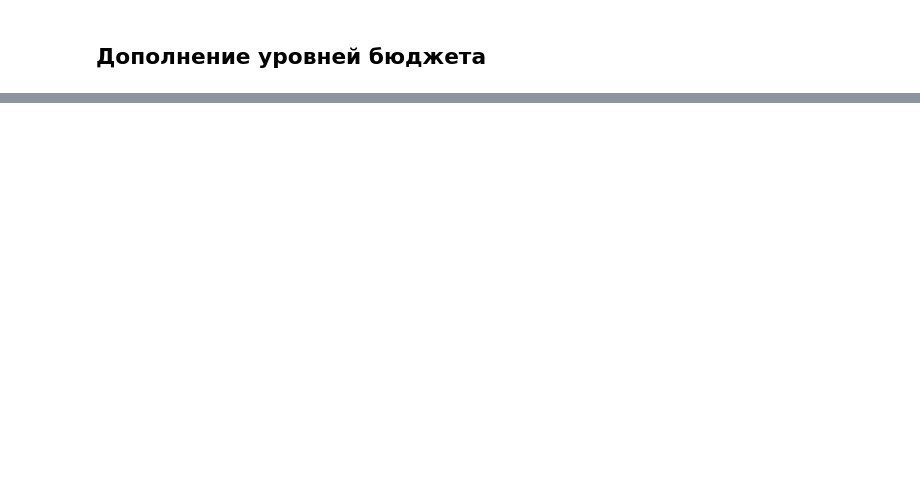
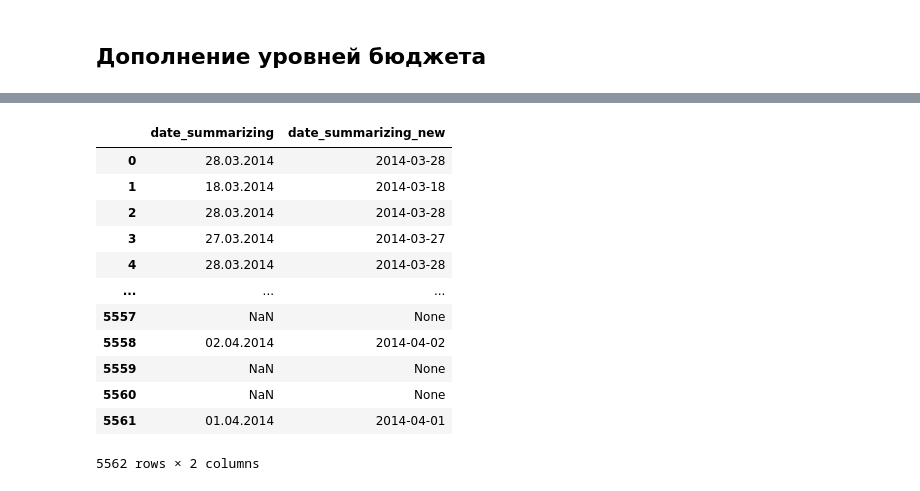
Before and after one commit to Gleb01548/contract_database, a Jupyter notebook: notebooks/processing.ipynb, the cells around one changed output, grey strips where cells are left out. Drawn from its saved outputs; the diff is of its cells as text; code cells hidden in the pictures; blank space fills up the shorter version.

```diff
--- a/notebooks/processing.ipynb
+++ b/notebooks/processing.ipynb
@@ -114,0 +209,2 @@ list_problem
+# %%
+df = pd.read_csv("../data/raw_data/contract/2014/37.csv", sep="|", dtype="str")
@@ -114,0 +331,2 @@ list_problem
+# %%
+df_copy = df.copy()
@@ -114,0 +378,17 @@ list_problem
+# %%
+qw = "date_summarizing_new"
+df_copy[[qw.removesuffix("_new"), qw]]
+# %% [output]
+|  | date_summarizing | date_summarizing_new |
+| 0 | 28.03.2014 | 2014-03-28 |
+| 1 | 18.03.2014 | 2014-03-18 |
+| 2 | 28.03.2014 | 2014-03-28 |
+| 3 | 27.03.2014 | 2014-03-27 |
+| 4 | 28.03.2014 | 2014-03-28 |
+| ... | ... | ... |
+| 5557 | NaN | None |
+| 5558 | 02.04.2014 | 2014-04-02 |
+| 5559 | NaN | None |
+| 5560 | NaN | None |
+| 5561 | 01.04.2014 | 2014-04-01 |
+5562 rows × 2 columns
```
Also changed, not shown: parts of 48 cells of this notebook, 11 other files.
